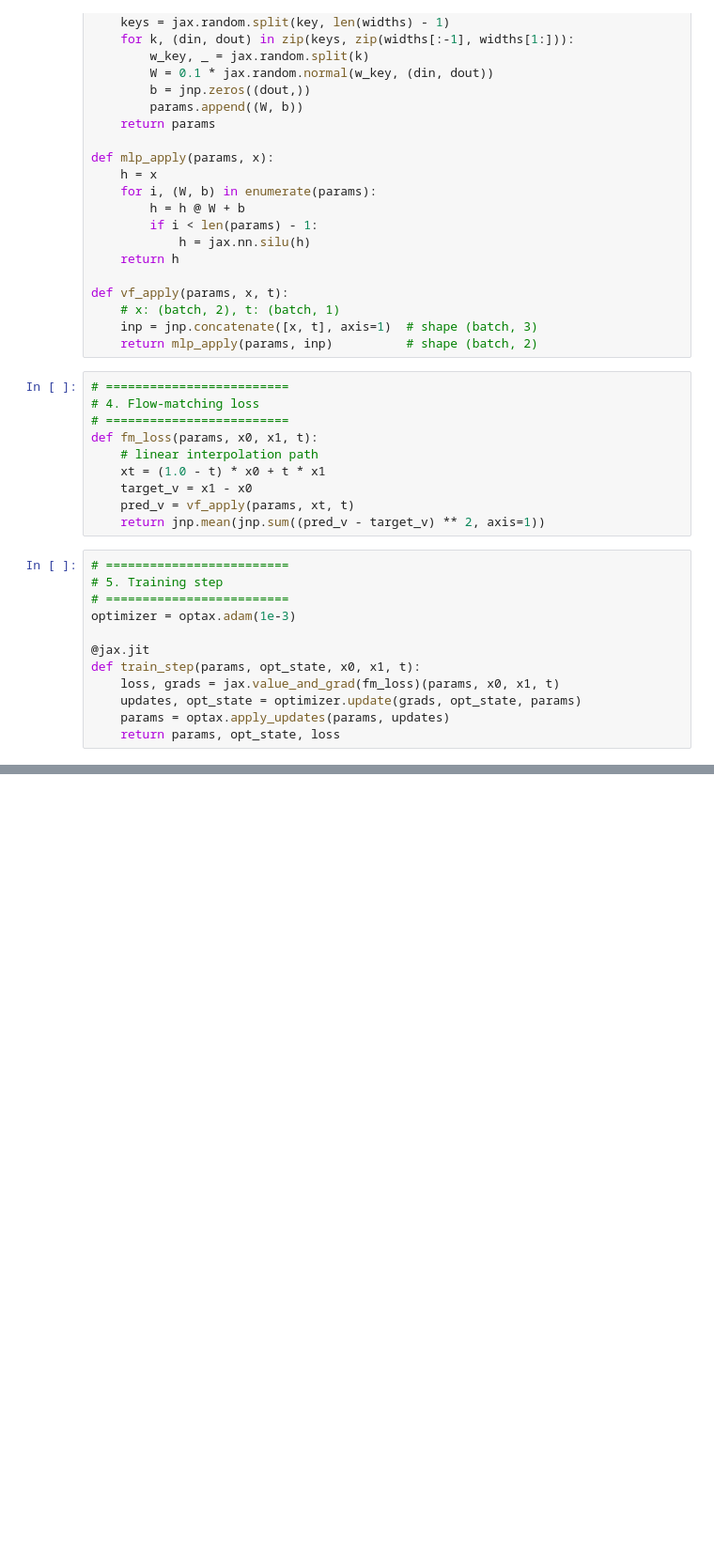
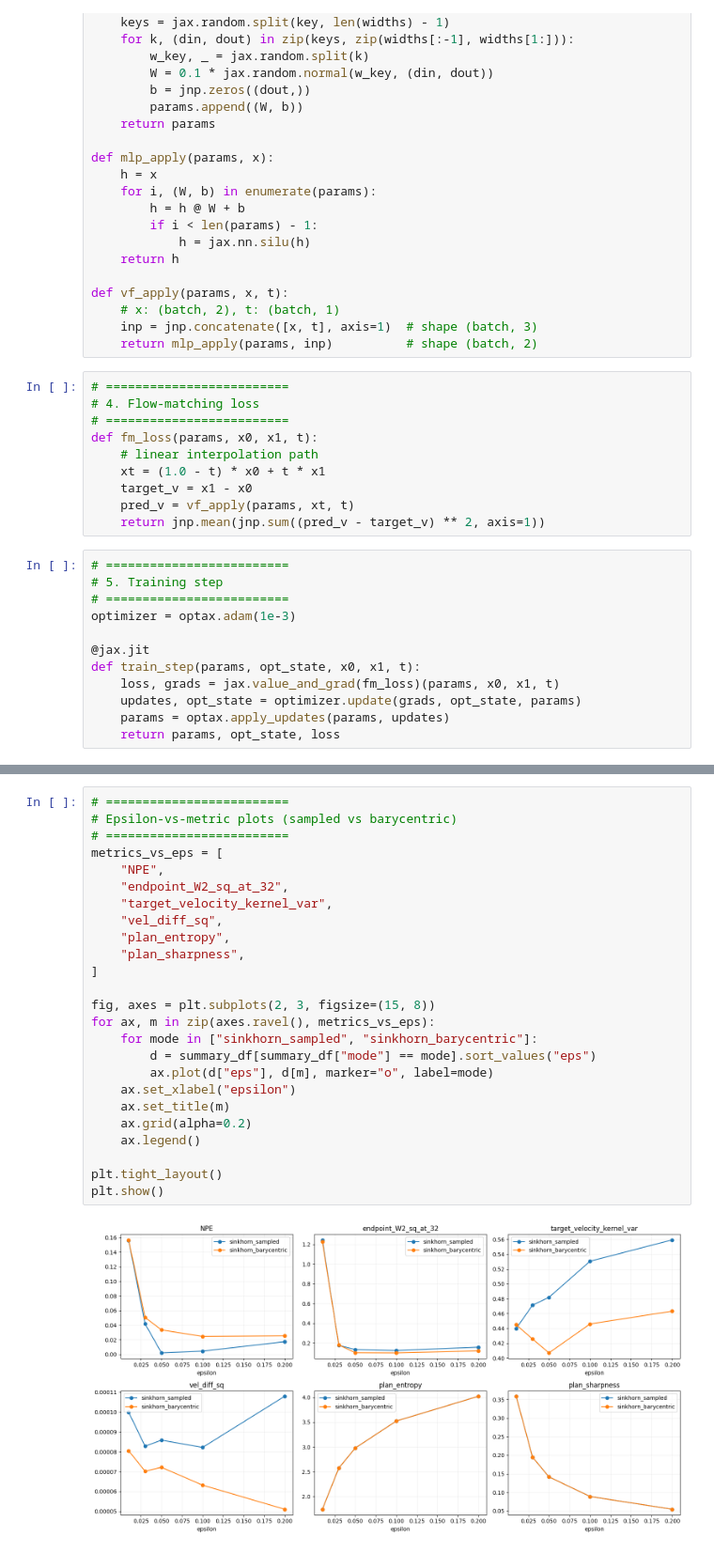
Before and after one commit to dettorig/ot_flow_matching_project, a Jupyter notebook: firstrun.ipynb, the cells around one changed output, grey strips where cells are left out. Shown at 94% size. Cells and saved outputs as stored; diff of their text form; blank space fills up the shorter version.

```diff
--- a/firstrun.ipynb
+++ b/firstrun.ipynb
@@ -555,0 +701,27 @@ plt.show()
+# %%
+# =========================
+# Epsilon-vs-metric plots (sampled vs barycentric)
+# =========================
+metrics_vs_eps = [
+    "NPE",
+    "endpoint_W2_sq_at_32",
+    "target_velocity_kernel_var",
+    "vel_diff_sq",
+    "plan_entropy",
+    "plan_sharpness",
+]
+
+fig, axes = plt.subplots(2, 3, figsize=(15, 8))
+for ax, m in zip(axes.ravel(), metrics_vs_eps):
+    for mode in ["sinkhorn_sampled", "sinkhorn_barycentric"]:
+        d = summary_df[summary_df["mode"] == mode].sort_values("eps")
+        ax.plot(d["eps"], d[m], marker="o", label=mode)
+    ax.set_xlabel("epsilon")
+    ax.set_title(m)
+    ax.grid(alpha=0.2)
+    ax.legend()
+
+plt.tight_layout()
+plt.show()
+# %% [output]
+[figure, added]
```
Also changed, not shown: parts of 16 cells of this notebook.
